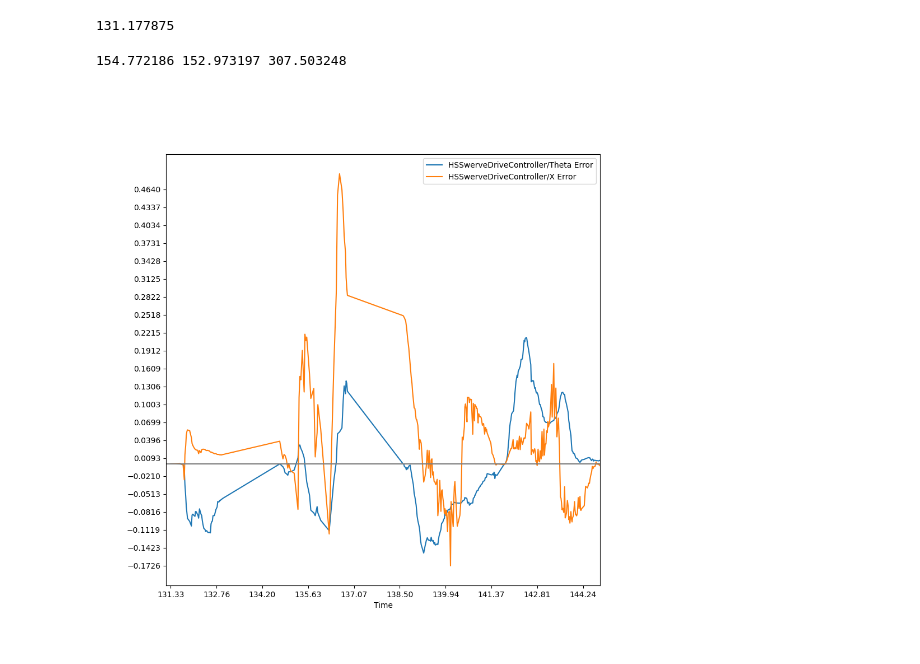
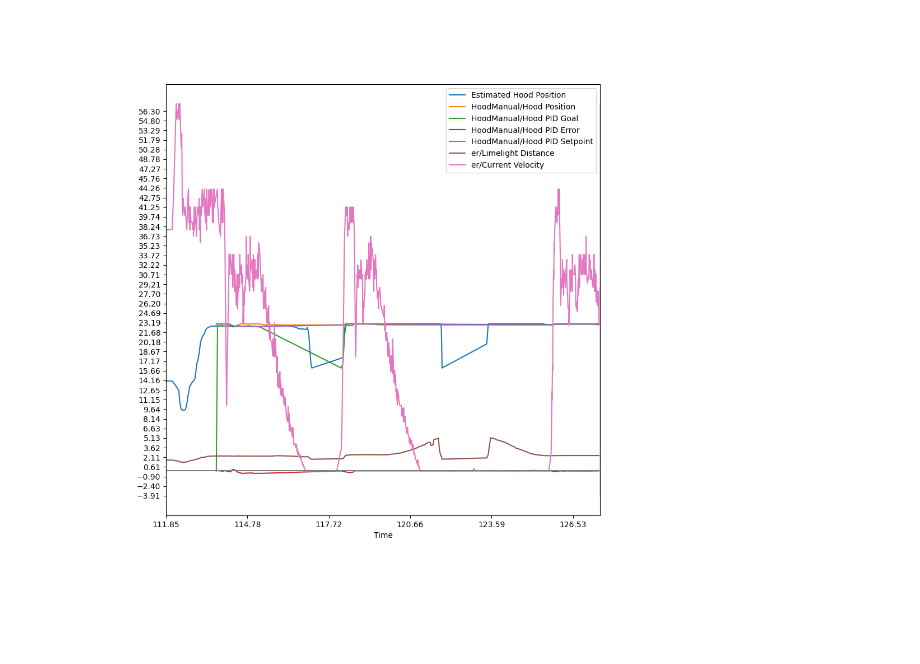
Before and after one commit to HarkerRobo/DataLogs, a Jupyter notebook: DataLogLists.ipynb, the cells around one changed output. Saved outputs shown, nothing was run; the diff lists cells and outputs as text; code cells hidden in the pictures; blank space fills up the shorter version.

Commit message:
Estimate hood position

```diff
--- a/DataLogLists.ipynb
+++ b/DataLogLists.ipynb
@@ -11,7 +12,8 @@ df = pd.read_csv("./SVR Matches/Processed/FRC_20220410_170943_CASJ_Q75.csv")
 # %%
-cols = ["NT:/SmartDashboard/HoodManual/Hood Position", "NT:/SmartDashboard/HoodManual/Hood PID Goal", "NT:/SmartDashboard/HoodManual/Hood PID Error", "NT:/SmartDashboard/HoodManual/Hood PID Setpoint", "NT:/SmartDashboard/HSSwerveDriveController/Theta Error"]
+cols = ["NT:/SmartDashboard/HoodManual/Hood Position", "NT:/SmartDashboard/HoodManual/Hood PID Goal", "NT:/SmartDashboard/HoodManual/Hood PID Error", "NT:/SmartDashboard/HoodManual/Hood PID Setpoint", "NT:/SmartDashboard/Shooter/Limelight Distance", "NT:/SmartDashboard/Shooter/Current Velocity"]
 MAX = 10000000000000000000
 MIN = -10000000000000000000
+auton = True
 # %%
 dfs = []
 for col in cols:
@@ -26,60 +52,58 @@ for df1 in range(len(dfs)):
 # %%
-auton = None
+autonBegin = None
+first = None
 autonRows = df.loc[df["Name"]=="DS:autonomous"]
 enabledRows = df.loc[df["Name"]=="DS:enabled"]
 for i in range(len(autonRows)):
     if autonRows.iloc[i]["Value"] == "true":
-        auton = autonRows.iloc[i]["Timestamp"]
+        first = i
+        autonBegin = autonRows.iloc[i]["Timestamp"]
         break
 for i in range(len(enabledRows)):
-    if auton != None and enabledRows.iloc[i]["Value"] == "true":
-        auton = enabledRows.iloc[i]["Timestamp"]
+    if autonBegin != None and enabledRows.iloc[i]["Value"] == "true":
+        autonBegin = enabledRows.iloc[i]["Timestamp"]
         break
-print(auton)
+autonEnd = None
+for i in range(first, len(autonRows)):
+    if autonRows.iloc[i]["Value"] == "false":
+        autonEnd = autonRows.iloc[i]["Timestamp"]
+        break
-# %% [output]
-131.177875
 # %%
 plt.figure(figsize=(10, 10))
+if llIndex != -1:
+    plt.plot(times[llIndex], estimatedPts, label = "Estimated Hood Position" )
 for i in range(len(cols)):
     plt.plot(times[i], vals[i], label = cols[i].lstrip("NT:/SmartDashboard/") )
 
 maxTime = MIN
 minTime = MAX
 maxVal = MIN
 minVal = MAX
 for i in range(len(cols)):
     if maxTime < max(times[i]):
         maxTime = max(times[i])
-    if c != None and i == c:
-        timeStampMax = max(times[i])
     if maxVal < max(vals[i]):
         maxVal = max(vals[i])
     if minVal > min(vals[i]):
         minVal = min(vals[i])
     if minTime > min(times[i]):
         minTime = min(times[i])
-    if c != None and i == c:
-        timeStampMin = min(times[i])
 
-print(timeStampMax, timeStampMin, maxTime)
+if auton:
+    plt.xlim(autonBegin, autonEnd)
+    plt.xticks(numpy.arange(autonBegin, autonEnd, (autonEnd+autonBegin)/len(times[0])*50))
+else:
+    plt.xticks(numpy.arange(autonBegin, maxTime, (maxTime+autonBegin)/len(times[0])*50))
+    plt.xlim(autonBegin, maxTime)
 
-if timeStampMin != MAX and timeStampMax != MIN:
-    plt.xlim(timeStampMin, timeStampMax)
-    plt.xticks(numpy.arange(timeStampMin, timeStampMax, (timeStampMax-timeStampMin)/len(times[0])*35))
-else:
-    plt.xticks(numpy.arange(minTime, maxTime, (maxTime-minTime)/len(times[0])*35))
-    plt.xlim(auton, maxTime)
+if auton:
+    plt.vlines(x=autonEnd, ymin = minVal, ymax = maxVal, color="pink")
 
-
-if auton != None:
-    plt.vlines(x=auton, ymin = min(vals[0]), ymax = max(vals[0]), color="red")
-
-# plt.yticks(numpy.arange(minVal, maxVal, (maxVal-minVal)/len(vals[0])*15))
+plt.yticks(numpy.arange(minVal, maxVal, (maxVal-minVal)/len(vals[0])*100))
 plt.xlabel("Time")
 
 plt.axhline(0, color="gray")
 plt.legend()
 plt.show()
 # %% [output]
-154.772186 152.973197 307.503248
-[figure, old version]
+[figure, new version]
```
Also changed, not shown: parts of 4 cells of this notebook, 4 other files.
